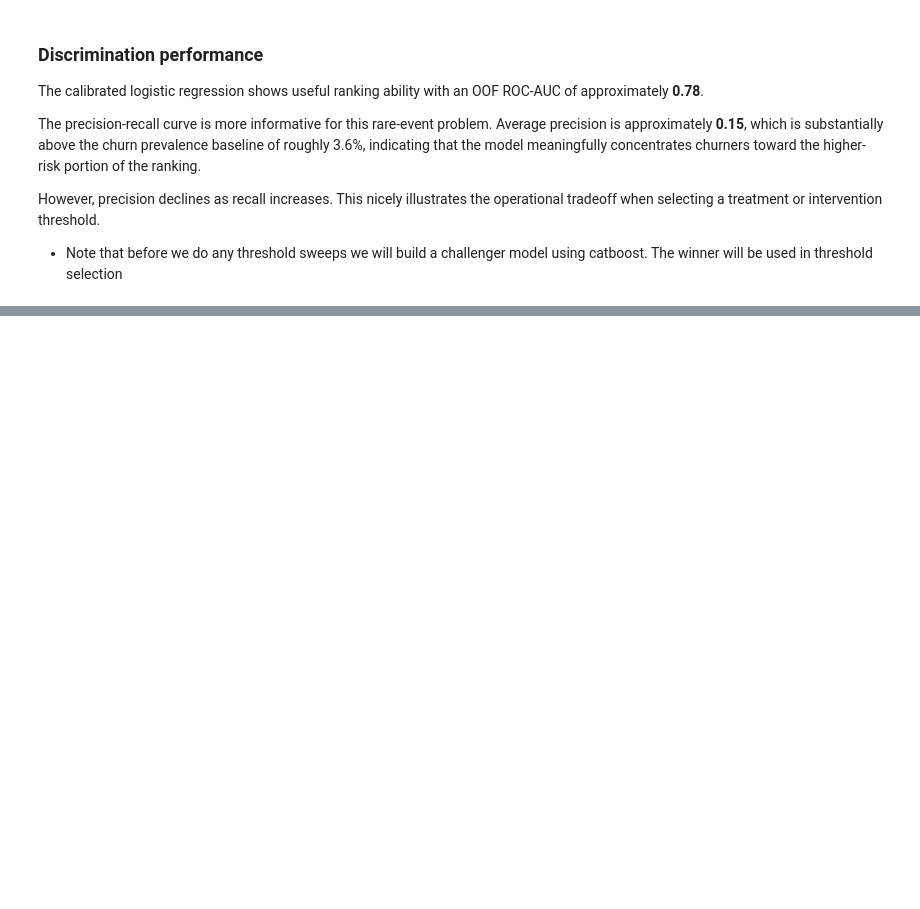
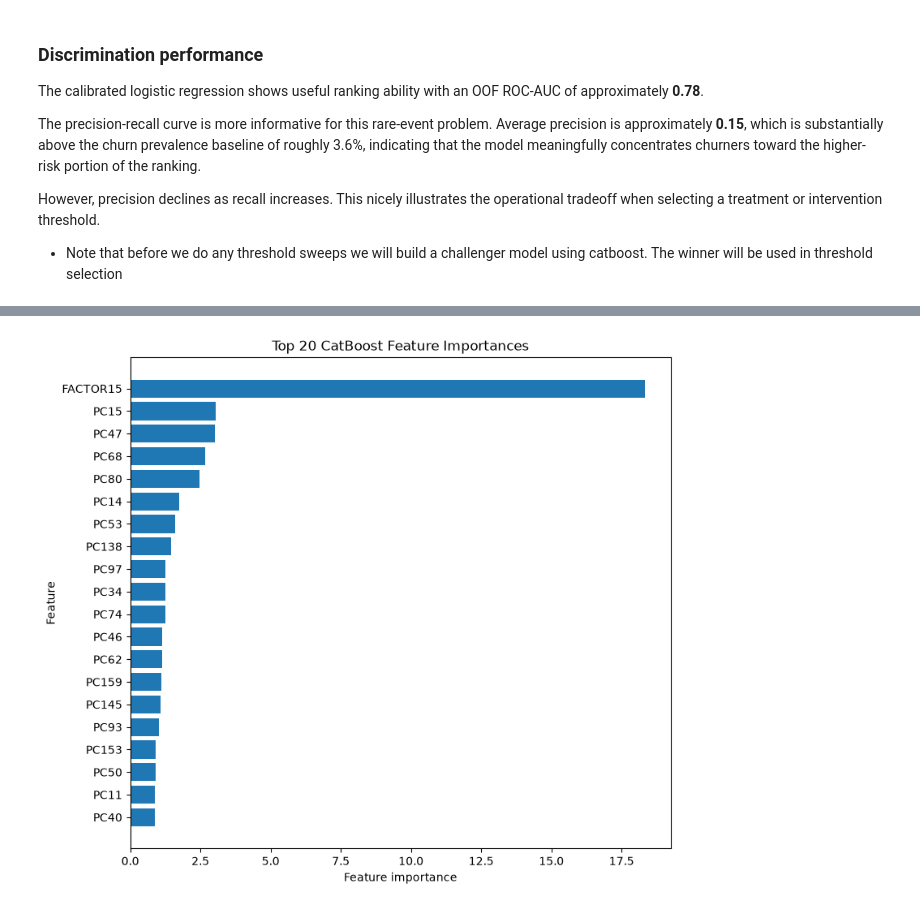
Before and after one commit to ACSanders/beyond-churn, a Jupyter notebook: notebooks/02_churn_prediction.ipynb, the cells around one changed output, grey strips where cells are left out. Saved outputs shown, nothing was run; the diff lists cells and outputs as text; code cells hidden in the pictures; blank space fills up the shorter version.

```diff
--- a/notebooks/02_churn_prediction.ipynb
+++ b/notebooks/02_churn_prediction.ipynb
@@ -782,0 +812,6 @@ However, precision declines as recall increases. This nicely illustrates the ope
+# %%
+X_train_catboost = X_train.copy()
+
+X_train_catboost[categorical_cols] = (
+    X_train_catboost[categorical_cols].astype(str)
+)
@@ -782,0 +1036,11 @@ However, precision declines as recall increases. This nicely illustrates the ope
+# %%
+# CatBoost native importance
+feature_importance = pd.DataFrame({
+    "Feature": X_train_catboost.columns,
+    "Importance": best_catboost_model.feature_importances_
+}).sort_values(
+    "Importance",
+    ascending=False
+)
+
+feature_importance.head(20)
@@ -782,0 +1065,21 @@ However, precision declines as recall increases. This nicely illustrates the ope
+# %%
+top_features = feature_importance.head(20).sort_values(
+    "Importance",
+    ascending=True
+)
+
+plt.figure(figsize=(8, 7))
+
+plt.barh(
+    top_features["Feature"],
+    top_features["Importance"]
+)
+
+plt.xlabel("Feature importance")
+plt.ylabel("Feature")
+plt.title("Top 20 CatBoost Feature Importances")
+
+plt.tight_layout()
+plt.show()
+# %% [output]
+[figure, added]
```
Also changed, not shown: parts of 43 cells of this notebook, 3 other files.
